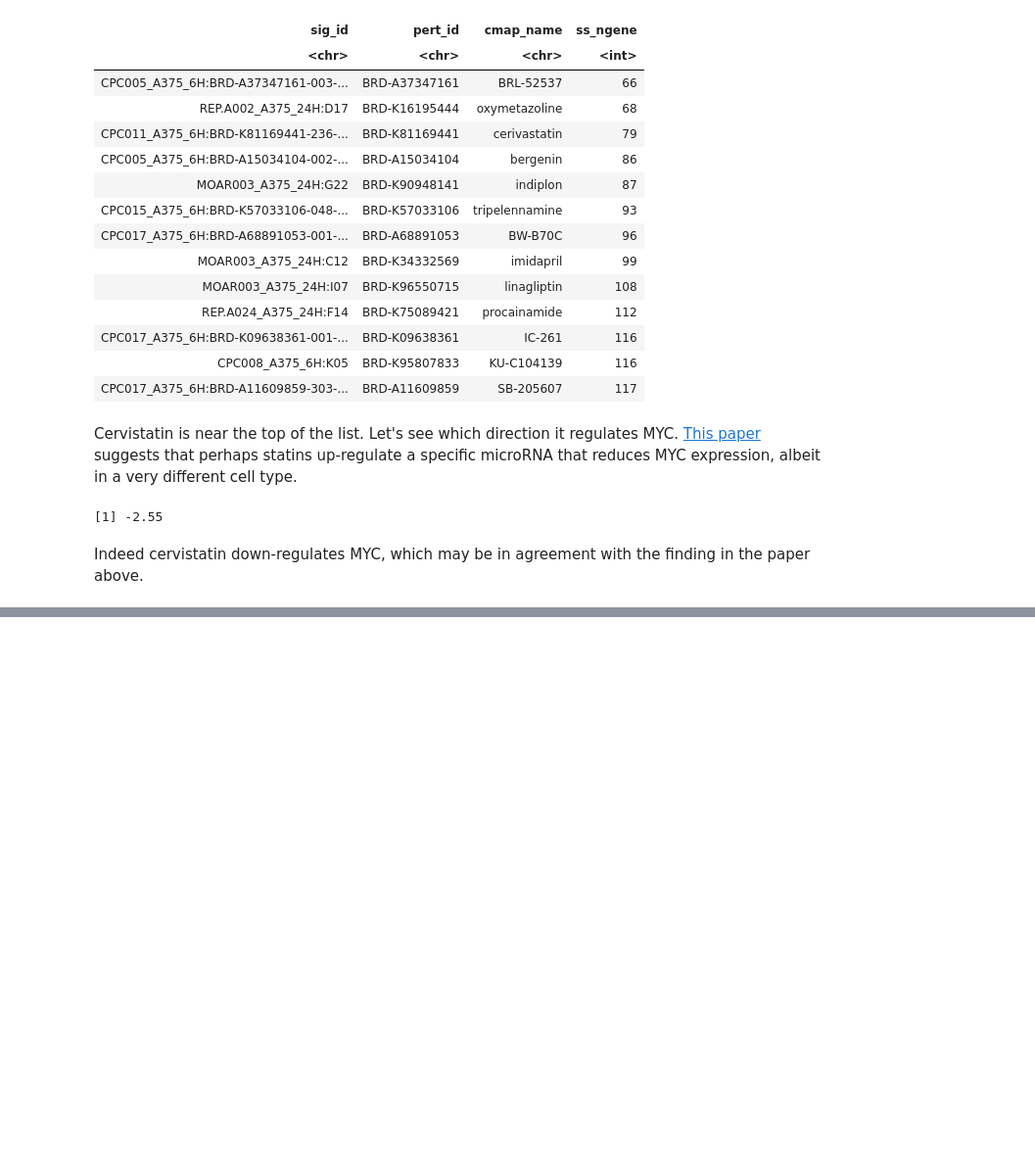
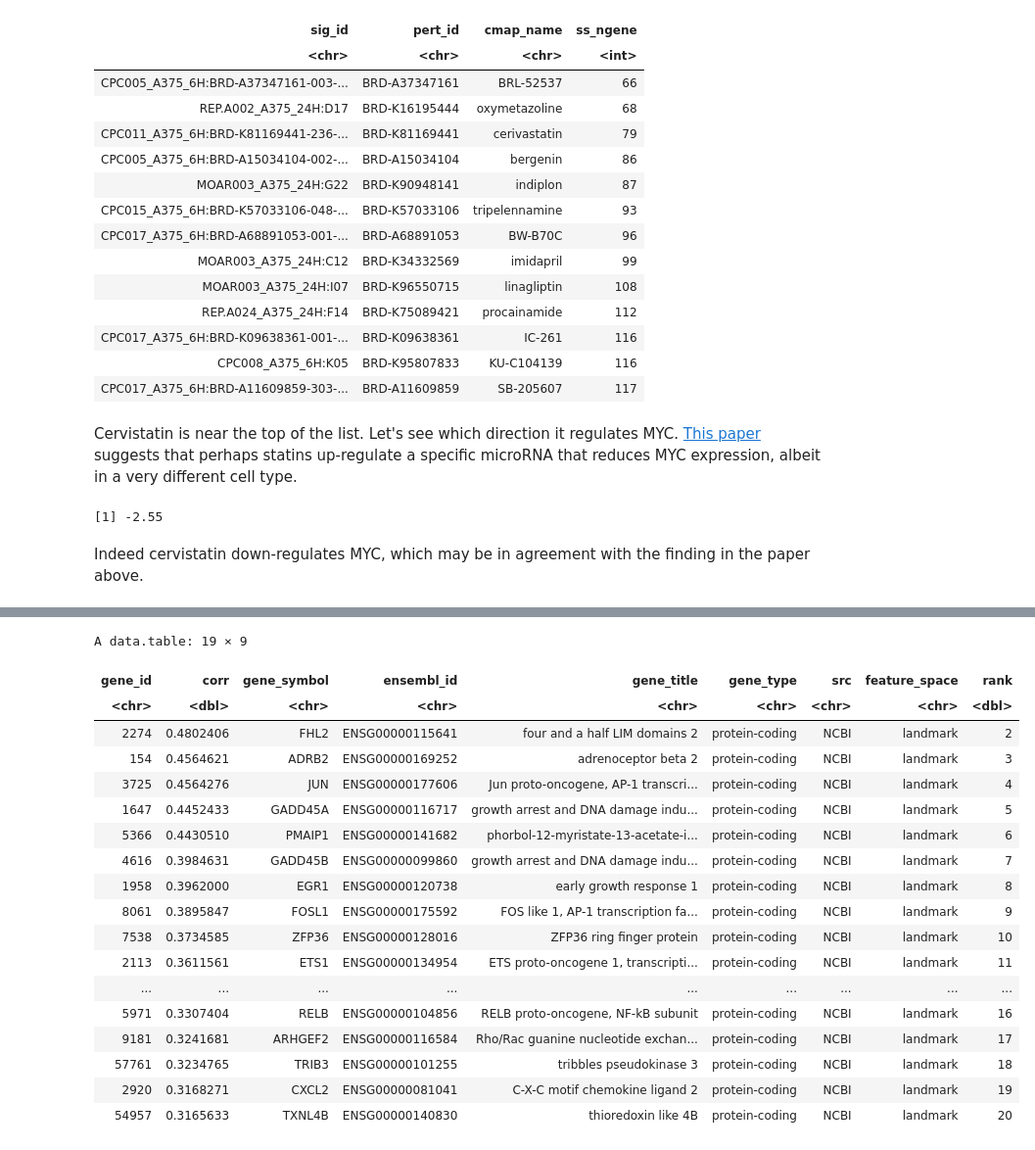
Before and after one commit to cmap/lincs-workshop-2020, a Jupyter notebook: notebooks/gene_expression/Gene_modulation.ipynb, the cells around one changed output, grey strips where cells are left out. Shown at 98% size. Cells and saved outputs as stored; diff of their text form; code cells hidden in the pictures; blank space fills up the shorter version.

```diff
--- a/notebooks/gene_expression/Gene_modulation.ipynb
+++ b/notebooks/gene_expression/Gene_modulation.ipynb
@@ -290,0 +346,22 @@ Indeed cervistatin down-regulates MYC, which may be in agreement with the findin
+# %%
+myc_corr_df[order(rank, decreasing = F)][2:20] # first gene will be MYC, ignore
+# %% [output]
+A data.table: 19 × 9
+| gene_id | corr | gene_symbol | ensembl_id | gene_title | gene_type | src | feature_space | rank |
+| <chr> | <dbl> | <chr> | <chr> | <chr> | <chr> | <chr> | <chr> | <dbl> |
+| 2274 | 0.4802406 | FHL2 | ENSG00000115641 | four and a half LIM domains 2 | protein-coding | NCBI | landmark | 2 |
+| 154 | 0.4564621 | ADRB2 | ENSG00000169252 | adrenoceptor beta 2 | protein-coding | NCBI | landmark | 3 |
+| 3725 | 0.4564276 | JUN | ENSG00000177606 | Jun proto-oncogene, AP-1 transcri... | protein-coding | NCBI | landmark | 4 |
+| 1647 | 0.4452433 | GADD45A | ENSG00000116717 | growth arrest and DNA damage indu... | protein-coding | NCBI | landmark | 5 |
+| 5366 | 0.4430510 | PMAIP1 | ENSG00000141682 | phorbol-12-myristate-13-acetate-i... | protein-coding | NCBI | landmark | 6 |
+| 4616 | 0.3984631 | GADD45B | ENSG00000099860 | growth arrest and DNA damage indu... | protein-coding | NCBI | landmark | 7 |
+| 1958 | 0.3962000 | EGR1 | ENSG00000120738 | early growth response 1 | protein-coding | NCBI | landmark | 8 |
+| 8061 | 0.3895847 | FOSL1 | ENSG00000175592 | FOS like 1, AP-1 transcription fa... | protein-coding | NCBI | landmark | 9 |
+| 7538 | 0.3734585 | ZFP36 | ENSG00000128016 | ZFP36 ring finger protein | protein-coding | NCBI | landmark | 10 |
+| 2113 | 0.3611561 | ETS1 | ENSG00000134954 | ETS proto-oncogene 1, transcripti... | protein-coding | NCBI | landmark | 11 |
+| ... | ... | ... | ... | ... | ... | ... | ... | ... |
+| 5971 | 0.3307404 | RELB | ENSG00000104856 | RELB proto-oncogene, NF-kB subunit | protein-coding | NCBI | landmark | 16 |
+| 9181 | 0.3241681 | ARHGEF2 | ENSG00000116584 | Rho/Rac guanine nucleotide exchan... | protein-coding | NCBI | landmark | 17 |
+| 57761 | 0.3234765 | TRIB3 | ENSG00000101255 | tribbles pseudokinase 3 | protein-coding | NCBI | landmark | 18 |
+| 2920 | 0.3168271 | CXCL2 | ENSG00000081041 | C-X-C motif chemokine ligand 2 | protein-coding | NCBI | landmark | 19 |
+| 54957 | 0.3165633 | TXNL4B | ENSG00000140830 | thioredoxin like 4B | protein-coding | NCBI | landmark | 20 |
```
Also changed, not shown: parts of 16 cells of this notebook.
